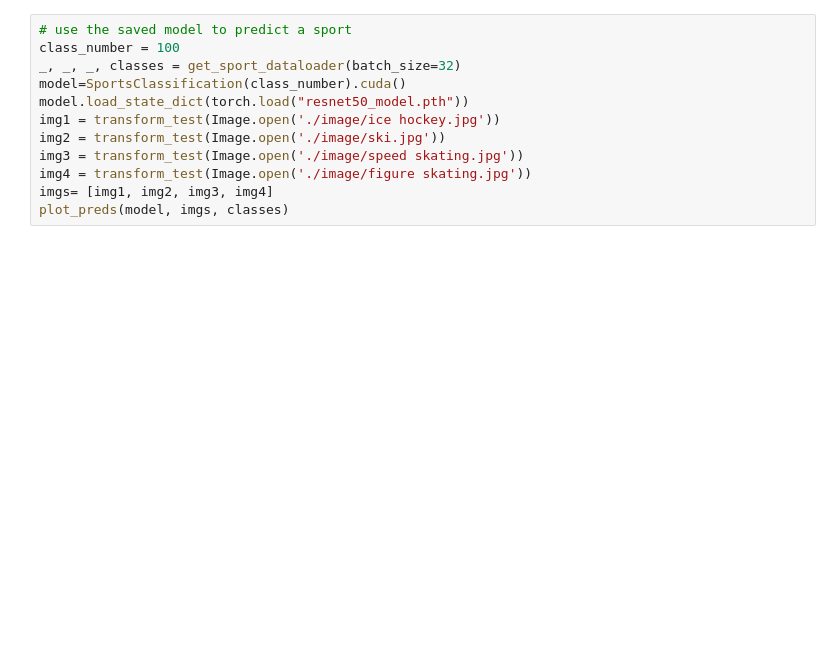
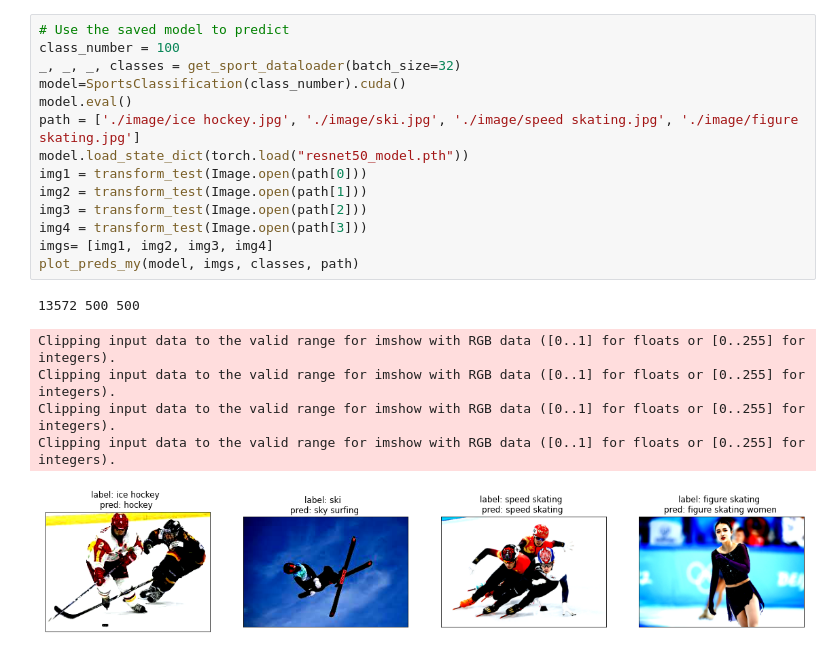
Before and after one commit to faye0078/GeoData-Analysis-Mining, a Jupyter notebook: hw2/hw2.ipynb, the cells around one changed output. Cells and saved outputs as stored; diff of their text form; blank space fills up the shorter version.

```diff
--- a/hw2/hw2.ipynb
+++ b/hw2/hw2.ipynb
@@ -52,12 +57,21 @@ Clipping input data to the valid range for imshow with RGB data ([0..1] for floa
 # %%
-# use the saved model to predict a sport
+# Use the saved model to predict
 class_number = 100
 _, _, _, classes = get_sport_dataloader(batch_size=32)
 model=SportsClassification(class_number).cuda()
+model.eval()
+path = ['./image/ice hockey.jpg', './image/ski.jpg', './image/speed skating.jpg', './image/figure skating.jpg']
 model.load_state_dict(torch.load("resnet50_model.pth"))
-img1 = transform_test(Image.open('./image/ice hockey.jpg'))
-img2 = transform_test(Image.open('./image/ski.jpg'))
-img3 = transform_test(Image.open('./image/speed skating.jpg'))
-img4 = transform_test(Image.open('./image/figure skating.jpg'))
+img1 = transform_test(Image.open(path[0]))
+img2 = transform_test(Image.open(path[1]))
+img3 = transform_test(Image.open(path[2]))
+img4 = transform_test(Image.open(path[3]))
 imgs= [img1, img2, img3, img4]
-plot_preds(model, imgs, classes)
+plot_preds_my(model, imgs, classes, path)
+# %% [output]
+13572 500 500
+Clipping input data to the valid range for imshow with RGB data ([0..1] for floats or [0..255] for integers).
+Clipping input data to the valid range for imshow with RGB data ([0..1] for floats or [0..255] for integers).
+Clipping input data to the valid range for imshow with RGB data ([0..1] for floats or [0..255] for integers).
+Clipping input data to the valid range for imshow with RGB data ([0..1] for floats or [0..255] for integers).
+[figure, added]
```
Also changed, not shown: parts of 6 cells of this notebook, 2 other files.
